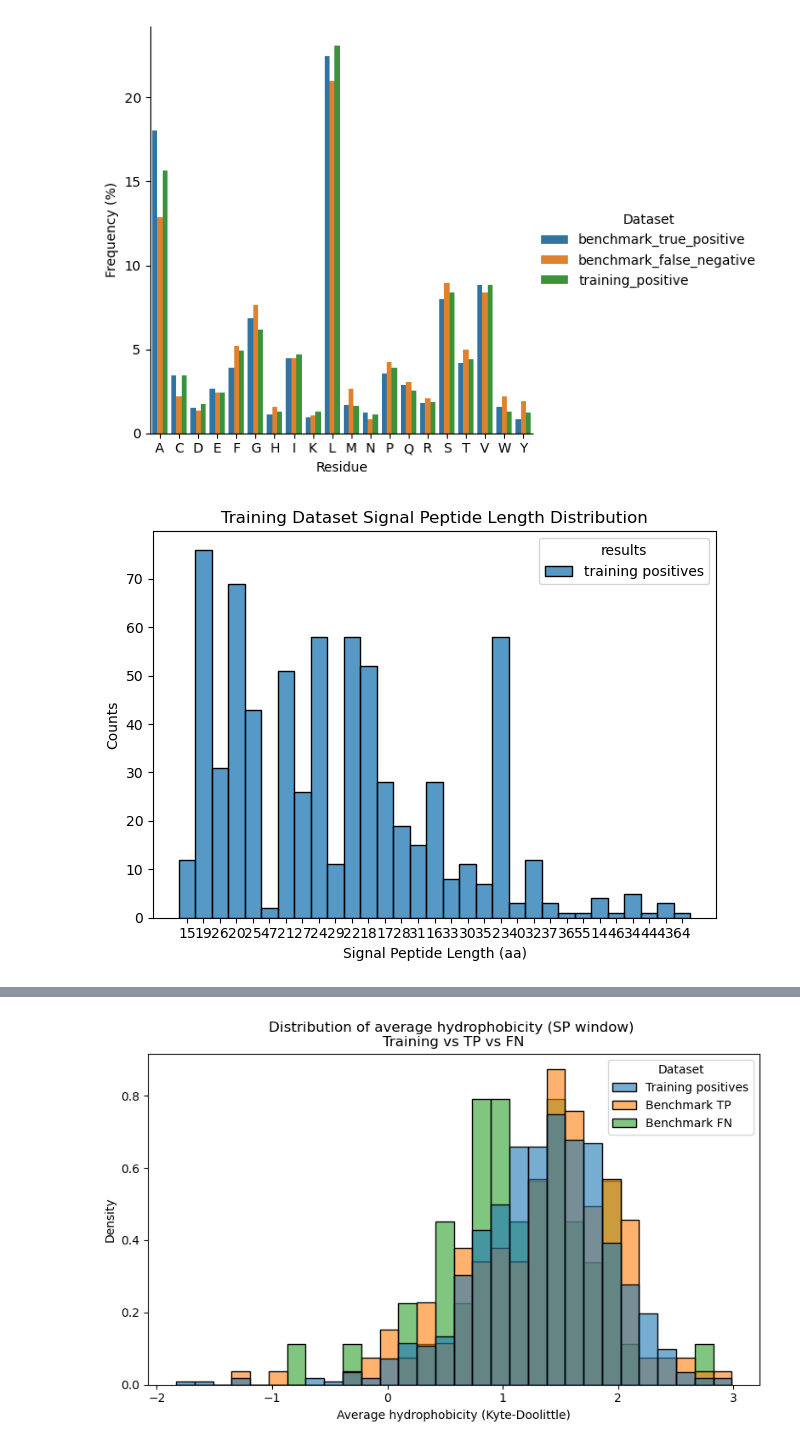
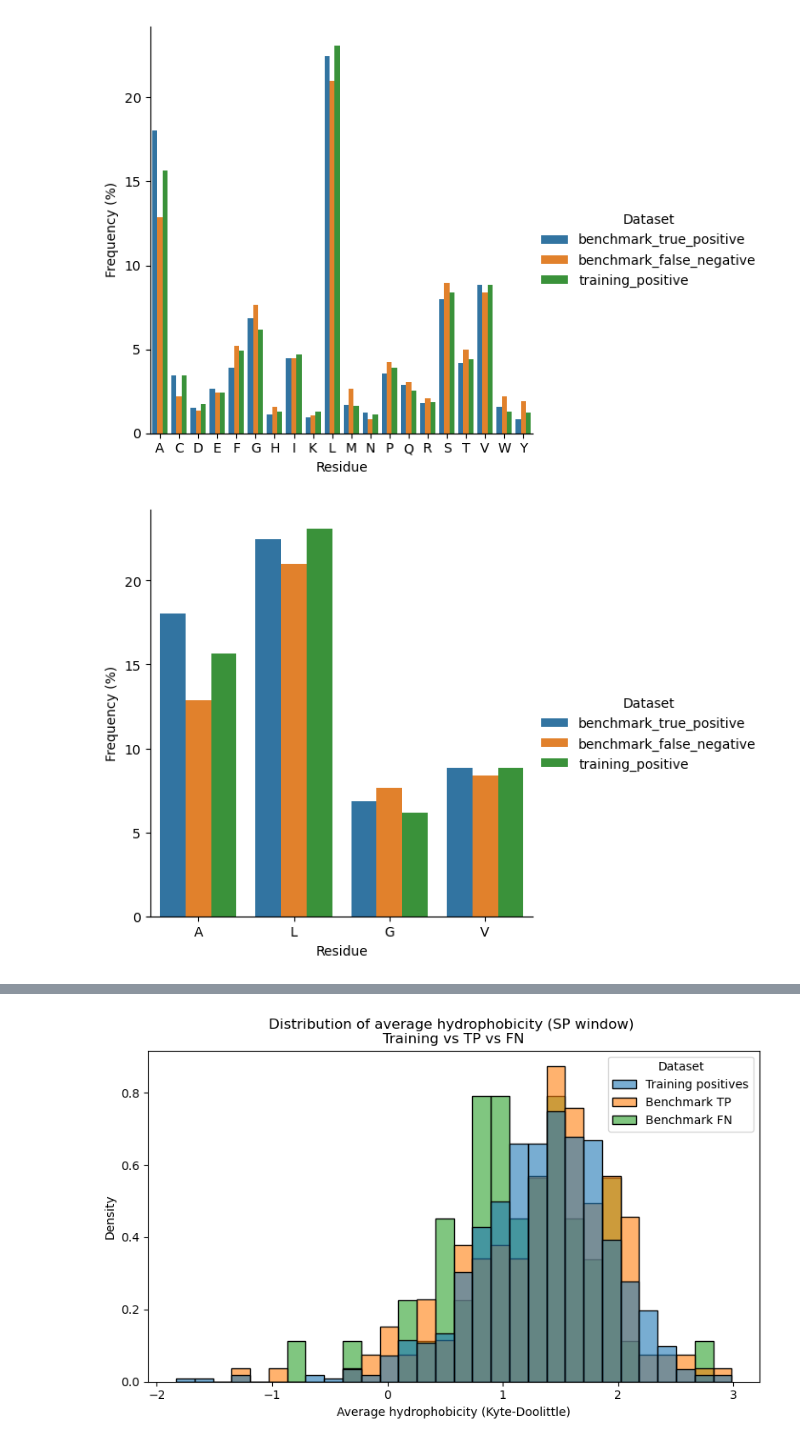
Before and after one commit to Anomalocaris98/LB2_project_group_9, a Jupyter notebook: Analysis of Results/Analysis_benchmark_results.ipynb, the cells around one changed output, grey strips where cells are left out. Saved outputs shown, nothing was run; the diff lists cells and outputs as text; code cells hidden in the pictures.

Commit message:
added plots

```diff
--- a/Analysis of Results/Analysis_benchmark_results.ipynb
+++ b/Analysis of Results/Analysis_benchmark_results.ipynb
@@ -357,7 +321,27 @@ def residue_freq(lista, AMINOACIDS):
     freq = {f"{aa}": round((counts.get(aa, 0) / L),4)*100 for aa in AMINOACIDS}
 
     return freq
+# %%
+#computing the percentage of the important residues
+
+def residue_freq_ALGV(lista):
+    full_seq = "".join(lista)
+    counts = Counter(full_seq)
+    L = len(full_seq)
+
+    target = ['A', 'L', 'G', 'V']
+    freq_algv = {aa: round((counts.get(aa, 0) / L) * 100, 4) for aa in target}
+
+    return freq_algv
 # %%
 diz_res_tp=residue_freq(list_benchmark_tp,AMINOACIDS)
 diz_res_fn=residue_freq(list_benchmark_fn,AMINOACIDS)
 diz_res_train=residue_freq(pos_train_seq,AMINOACIDS)
+
+diz_res_tp_algv=residue_freq_ALGV(list_benchmark_tp)
+diz_res_fn_algv=residue_freq_ALGV(list_benchmark_fn)
+diz_res_train_algv=residue_freq_ALGV(pos_train_seq)
+
+print(diz_res_tp_algv) #freq in benchmark tp of key aa residues
+print(diz_res_fn_algv) #freq in benchmark fn of key aa residues
+print(diz_res_train_algv) #freq in training of key aa residues
@@ -371,8 +359,16 @@ benchmark_fn_plot = pd.DataFrame(diz_res_fn.items(), columns=["Residue", "Freque
 benchmark_fn_plot['Dataset'] = 'benchmark_false_negative'
 training_pos = pd.DataFrame(diz_res_train.items(), columns=["Residue", "Frequency (%)"])
 training_pos['Dataset'] = 'training_positive'
+
+benchmark_tp_plot_algv = pd.DataFrame(diz_res_tp_algv.items(), columns=["Residue", "Frequency (%)"])
+benchmark_tp_plot_algv['Dataset'] = 'benchmark_true_positive'
+benchmark_fn_plot_algv = pd.DataFrame(diz_res_fn_algv.items(), columns=["Residue", "Frequency (%)"])
+benchmark_fn_plot_algv['Dataset'] = 'benchmark_false_negative'
+training_pos_algv = pd.DataFrame(diz_res_train_algv.items(), columns=["Residue", "Frequency (%)"])
+training_pos_algv['Dataset'] = 'training_positive'
 # %%
 dataframe_comparison=pd.concat([benchmark_tp_plot,benchmark_fn_plot,training_pos], ignore_index=True)
+dataframe_comparison_algv=pd.concat([benchmark_tp_plot_algv,benchmark_fn_plot_algv,training_pos_algv], ignore_index=True)
 # %%
 """comparison delle composizioni """
 sns.catplot(
@@ -386,6 +382,19 @@ sns.catplot(
 plt.savefig("residue_frequency_total_comparison.png", dpi=300, bbox_inches="tight")
 # %% [output]
 [figure]
+# %%
+"""comparison delle composizioni """
+sns.catplot(
+    data=dataframe_comparison_algv,
+    x="Residue",
+    y="Frequency (%)",
+    hue="Dataset",
+    kind="bar"
+)
+
+plt.savefig("residue_frequency_total_comparison_algv.png", dpi=300, bbox_inches="tight")
+# %% [output]
+[figure, added]
 # %%
 files_training_SVM=["/home/anomalocaris/LB2_project_group_9/SVM/subset2_arricchito.tsv","/home/anomalocaris/LB2_project_group_9/SVM/subset3_arricchito.tsv","/home/anomalocaris/LB2_project_group_9/SVM/subset4_arricchito.tsv","/home/anomalocaris/LB2_project_group_9/SVM/subset5_arricchito.tsv"]
 
@@ -395,34 +404,5 @@ for file in files_training_SVM:
     train_set['positive/negative'] = np.where(train_set['SP cleavage'] == 'False', 0, 1).astype(int)
     calamaro = train_set[train_set['positive/negative']==1]
     all_train_pos=pd.concat([all_train_pos,calamaro],ignore_index=True)
-# %%
-all_train_pos["results"]="training positives"
-# Keep only TRUE positives (positive = 1)
-
-length_df = all_train_pos[all_train_pos["positive/negative"] == 1].copy()
-
-
-# Compute signal peptide length using SP cleavage column
-# (because SP starts at position 1)
-length_df["sp_length"] = length_df["SP cleavage"]
-
-# Plot histogram grouped by prediction results (TP, FP, FN, TN)
-sns.histplot(
-    data=length_df,
-    x="sp_length",
-    hue="results",
-    multiple="stack",   # stacked histogram
-    bins=20             # adjust if needed
-)
-
-plt.title("Training Dataset Signal Peptide Length Distribution")
-plt.ylabel("Counts")
-plt.xlabel("Signal Peptide Length (aa)")
-
-plt.tight_layout()
-plt.savefig("Training_Pos_SignalPeptide_length_distribution.png", dpi=300)
-plt.show()
-# %% [output]
-[figure, removed]
 # %%
 signal_peptide_length_comparison=pd.concat([df,all_train_pos],ignore_index=True)
```
Also changed, not shown: parts of 10 cells of this notebook, 1 other file.
